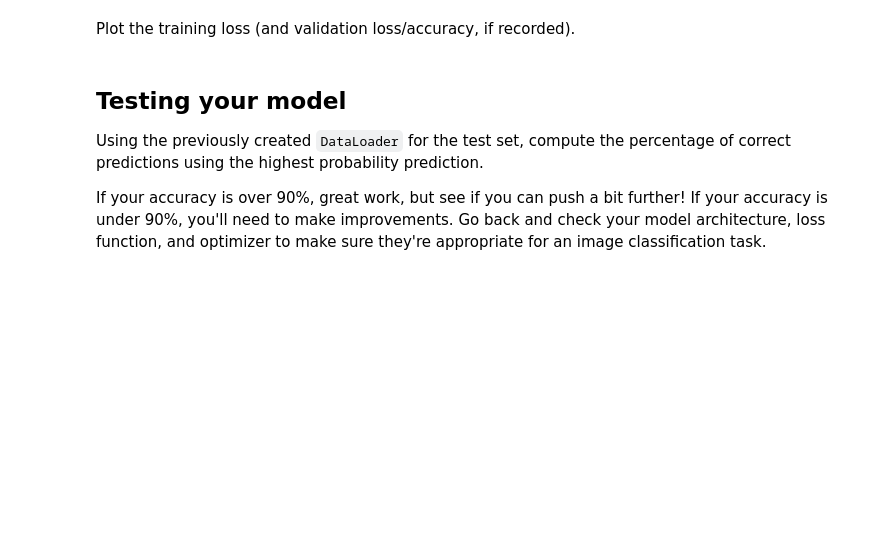
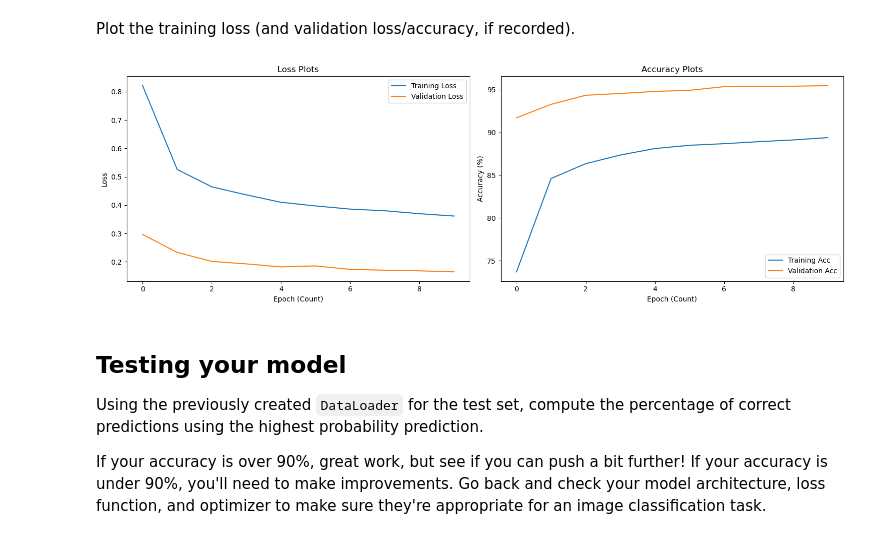
Before and after one commit to WisnuMulya/MNIST-classifier, a Jupyter notebook: MNIST_Handwritten_Digits-STARTER.ipynb, the cells around one changed output. Cells and saved outputs as stored; diff of their text form; code cells hidden in the pictures; blank space fills up the shorter version.

```diff
--- a/MNIST_Handwritten_Digits-STARTER.ipynb
+++ b/MNIST_Handwritten_Digits-STARTER.ipynb
@@ -101,3 +104,24 @@ Use any architecture you like.
+# %%
+class Model(nn.Module):
+    def __init__(self):
+        super().__init__()
+        self.activation = nn.ReLU()
+        self.do = nn.Dropout()
+        self.fc1 = nn.Linear(28*28, 64)
+        self.fc2 = nn.Linear(64, 32)
+        self.fc3 = nn.Linear(32, 10)
+
+    def forward(self, x):
+        x = torch.flatten(x, 1)
+        x = self.activation(self.fc1(x))
+        x = self.do(x)
+        x = self.activation(self.fc2(x))
+        x = self.do(x)
+        x = self.fc3(x)
+
+        return x
+
+model = Model()
 # %% [markdown]
 Specify a loss function and an optimizer, and instantiate the model.
 
@@ -107,3 +129,6 @@ If you use a less common loss function, please note why you chose that loss func
+# %%
+criterion = nn.CrossEntropyLoss()
+optimiser = optim.Adam(model.parameters())
 # %% [markdown]
 ## Running your Neural Network
 Use whatever method you like to train your neural network, and ensure you record the average loss at each epoch.
@@ -114,0 +138,4 @@ If you want to print your loss **during** each epoch, you can use the `enumerate
+# %%
+device = 'mps' if torch.mps.is_available() else 'cpu' # set device to mps if using Apple silicon (local environment)
+# %%
+model = model.to(device)
@@ -119,3 +236,20 @@ Plot the training loss (and validation loss/accuracy, if recorded).
+# %%
+fig, axs = plt.subplots(1, 2, figsize=(15, 5))
+axs[0].plot(train_loss_history, label='Training Loss')
+axs[0].plot(test_loss_history, label='Validation Loss')
+axs[0].set_title('Loss Plots')
+axs[0].set_xlabel('Epoch (Count)')
+axs[0].set_ylabel('Loss')
+axs[0].legend()
+axs[1].plot(train_acc_history, label='Training Acc')
+axs[1].plot(test_acc_history, label='Validation Acc')
+axs[1].set_title('Accuracy Plots')
+axs[1].set_xlabel('Epoch (Count)')
+axs[1].set_ylabel('Accuracy (%)')
+axs[1].legend()
+plt.tight_layout()
+# %% [output]
+[figure, added]
 # %% [markdown]
 ## Testing your model
 Using the previously created `DataLoader` for the test set, compute the percentage of correct predictions using the highest probability prediction.
```
Also changed, not shown: parts of 26 cells of this notebook, 1 other file.
